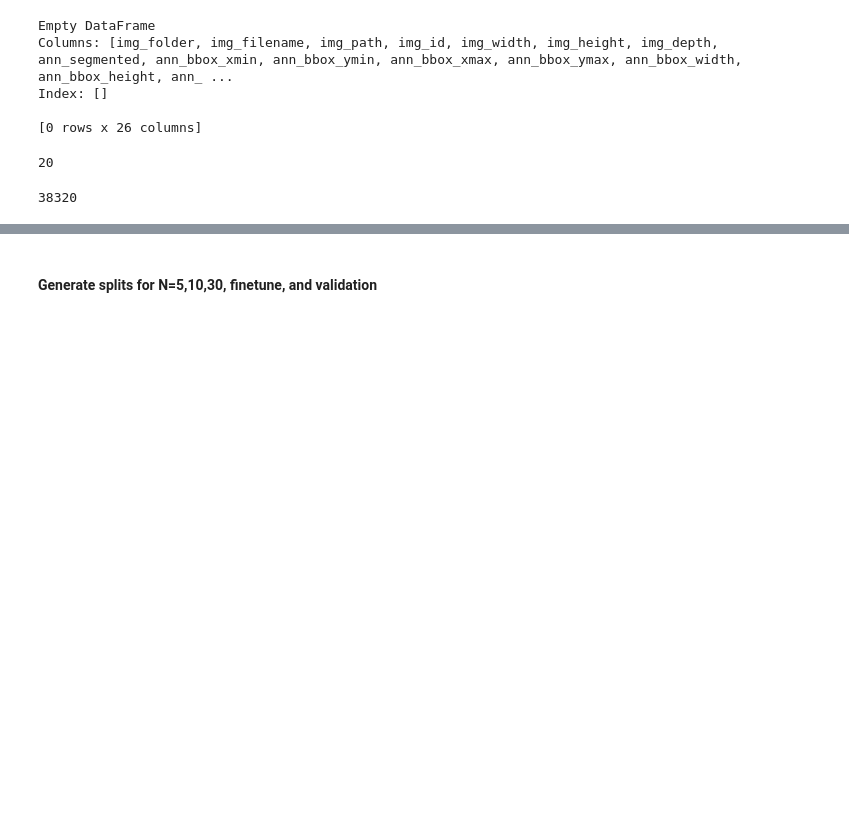
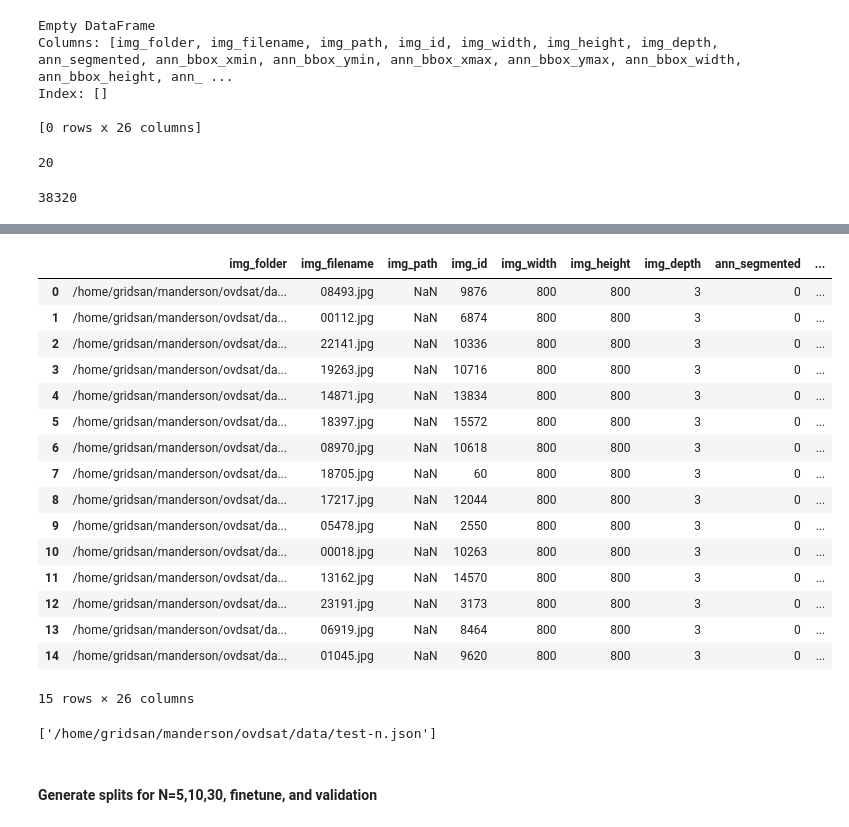
Before and after one commit to madelineloui/ovdsat, a Jupyter notebook: data/voc2coco.ipynb, the cells around one changed output, grey strips where cells are left out. Saved outputs shown, nothing was run; the diff lists cells and outputs as text; code cells hidden in the pictures; blank space fills up the shorter version.

Commit message:
data splits

```diff
--- a/data/voc2coco.ipynb
+++ b/data/voc2coco.ipynb
@@ -58,3 +59,6 @@ print(mydataset.df['cat_id'].nunique())
 print(len(mydataset.df))
 # %% [output]
 38320
+# %%
+df = mydataset.df
+df.head()
@@ -60,0 +74,14 @@ print(len(mydataset.df))
+# %%
+# Assume 'annotations_df' is your DataFrame from pylabel.Dataset
+m = 1  # Replace with your desired category_id
+N = 5  # Replace with the number of random rows you want
+
+# Filter the DataFrame to only include rows with category_id = m
+filtered_df = df[df['cat_id'] == f'{m}']
+filtered_df.head()
+
+# Randomly sample N rows from the filtered DataFrame
+random_rows = filtered_df.sample(n=N)
+
+# Display the random rows
+random_rows.head()
@@ -60,0 +107,8 @@ print(len(mydataset.df))
+# %%
+df_cat_ids = df['cat_id']
+for value, group in df_cat_ids.groupby(df['cat_id']):
+    print(value)
+    print(group)
+    #indices = group.index
+    #random_sample = np.random.choice(indices, N, replace=False)
+    #random_indices[value] = random_sample.tolist()
@@ -61,2 +133,36 @@ print(len(mydataset.df))
+# %%
+random_samples_list = []
+
+for value, group in df.groupby('cat_id'):
+    sampled_group = group.sample(n=min(N, len(group)))
+    random_samples_list.append(sampled_group)
+
+random_samples_df = pd.concat(random_samples_list, ignore_index=True)
+
+random_samples_df.head(15)
+# %% [output]
+|  | img_folder | img_filename | img_path | img_id | img_width | img_height | img_depth | ann_segmented | ... |
+| 0 | /home/gridsan/manderson/ovdsat/da... | 08493.jpg | NaN | 9876 | 800 | 800 | 3 | 0 | ... |
+| 1 | /home/gridsan/manderson/ovdsat/da... | 00112.jpg | NaN | 6874 | 800 | 800 | 3 | 0 | ... |
+| 2 | /home/gridsan/manderson/ovdsat/da... | 22141.jpg | NaN | 10336 | 800 | 800 | 3 | 0 | ... |
+| 3 | /home/gridsan/manderson/ovdsat/da... | 19263.jpg | NaN | 10716 | 800 | 800 | 3 | 0 | ... |
+| 4 | /home/gridsan/manderson/ovdsat/da... | 14871.jpg | NaN | 13834 | 800 | 800 | 3 | 0 | ... |
+| 5 | /home/gridsan/manderson/ovdsat/da... | 18397.jpg | NaN | 15572 | 800 | 800 | 3 | 0 | ... |
+| 6 | /home/gridsan/manderson/ovdsat/da... | 08970.jpg | NaN | 10618 | 800 | 800 | 3 | 0 | ... |
+| 7 | /home/gridsan/manderson/ovdsat/da... | 18705.jpg | NaN | 60 | 800 | 800 | 3 | 0 | ... |
+| 8 | /home/gridsan/manderson/ovdsat/da... | 17217.jpg | NaN | 12044 | 800 | 800 | 3 | 0 | ... |
+| 9 | /home/gridsan/manderson/ovdsat/da... | 05478.jpg | NaN | 2550 | 800 | 800 | 3 | 0 | ... |
+| 10 | /home/gridsan/manderson/ovdsat/da... | 00018.jpg | NaN | 10263 | 800 | 800 | 3 | 0 | ... |
+| 11 | /home/gridsan/manderson/ovdsat/da... | 13162.jpg | NaN | 14570 | 800 | 800 | 3 | 0 | ... |
+| 12 | /home/gridsan/manderson/ovdsat/da... | 23191.jpg | NaN | 3173 | 800 | 800 | 3 | 0 | ... |
+| 13 | /home/gridsan/manderson/ovdsat/da... | 06919.jpg | NaN | 8464 | 800 | 800 | 3 | 0 | ... |
+| 14 | /home/gridsan/manderson/ovdsat/da... | 01045.jpg | NaN | 9620 | 800 | 800 | 3 | 0 | ... |
+15 rows × 26 columns
+# %%
+random_data_n = dataset.Dataset(random_samples_df)
+exp = exporter.Export(random_data_n)
+exp.ExportToCoco(output_path=f'/home/gridsan/manderson/ovdsat/data/test-n.json', cat_id_index=0)
+# %% [output]
+['/home/gridsan/manderson/ovdsat/data/test-n.json']
 # %% [markdown]
 #### Generate splits for N=5,10,30, finetune, and validation
```
Also changed, not shown: parts of 9 cells of this notebook, 1 other file.
